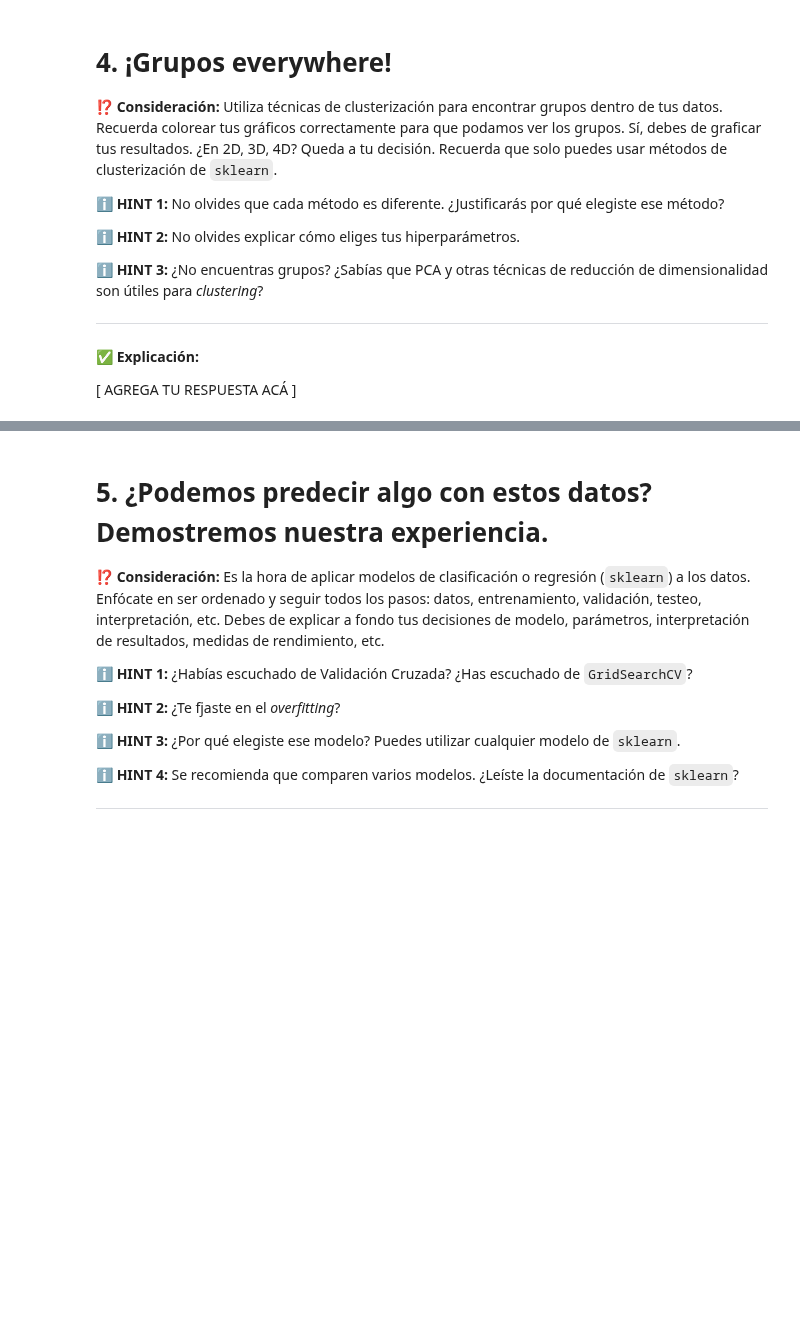
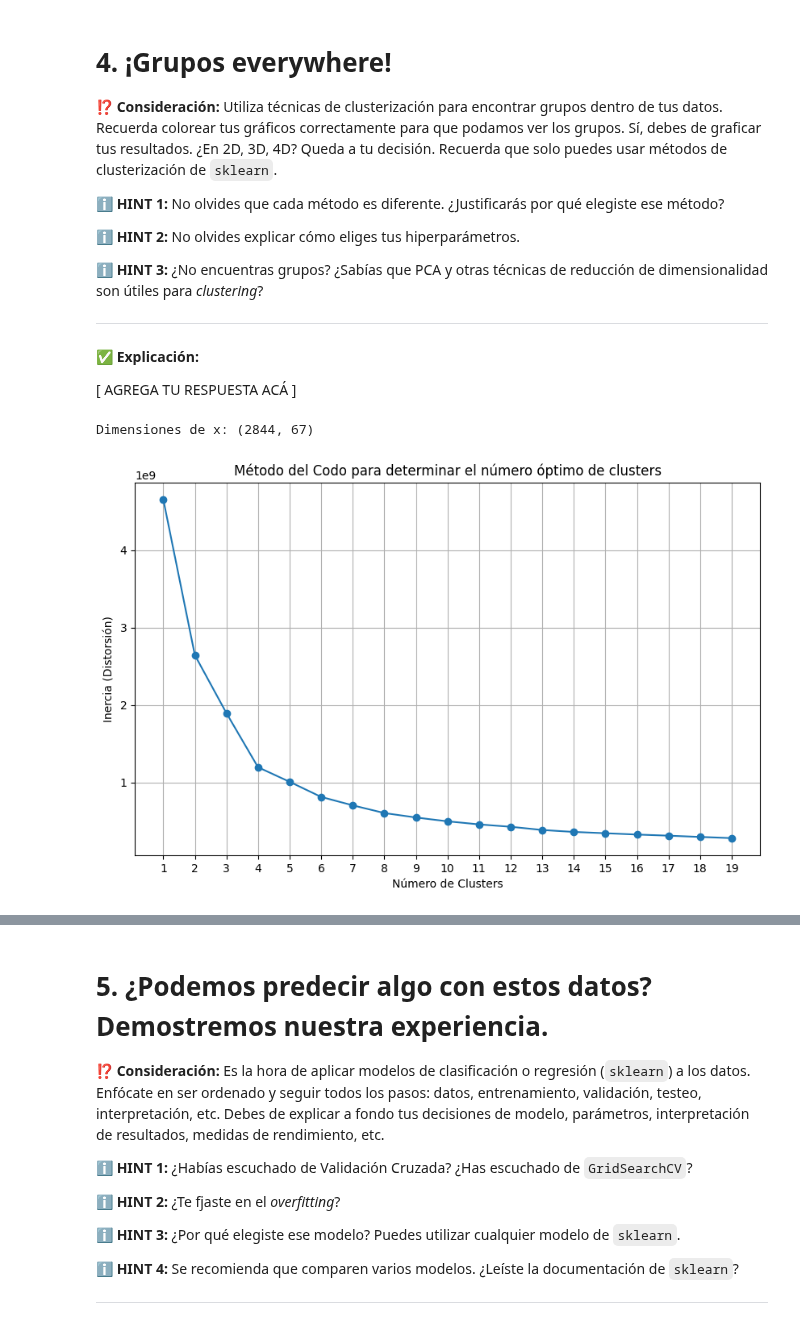
Before and after one commit to julvc/python_diplo, a Jupyter notebook: MP3.ipynb, the cells around one changed output, grey strips where cells are left out. Drawn from its saved outputs; the diff is of its cells as text; code cells hidden in the pictures; blank space fills up the shorter version.

```diff
--- a/MP3.ipynb
+++ b/MP3.ipynb
@@ -611,0 +682,5 @@ plt.show()
+# %%
+# One-Hot Encoding para variables categóricas no ordenadas
+df_ml = pd.get_dummies(df_ml, columns=['Nation', 'Position', 'Squad', 'Competition'], drop_first=True)
+
+df_ml.head(5)
@@ -638,0 +753,27 @@ plt.show()
+# %%
+x = df_ml.select_dtypes(include=['float64', 'int64']).values
+
+# Verificar que x tenga el formato correcto (2D)
+print("Dimensiones de x:", x.shape)
+
+# Código para el método del codo
+inertias = []
+range_clusters = range(1, 20)
+
+for i in range_clusters:
+    kmeans = KMeans(n_clusters=i, random_state=0)
+    kmeans.fit(x)
+    inertias.append(kmeans.inertia_)
+
+# Graficar el resultado del método del codo
+plt.figure(figsize=(10, 6))
+plt.plot(range_clusters, inertias, marker='o', linestyle='-')
+plt.xlabel('Número de Clusters')
+plt.ylabel('Inercia (Distorsión)')
+plt.title('Método del Codo para determinar el número óptimo de clusters')
+plt.xticks(range_clusters)
+plt.grid(True)
+plt.show()
+# %% [output]
+Dimensiones de x: (2844, 67)
+[figure, added]
```
Also changed, not shown: parts of 17 cells of this notebook.
